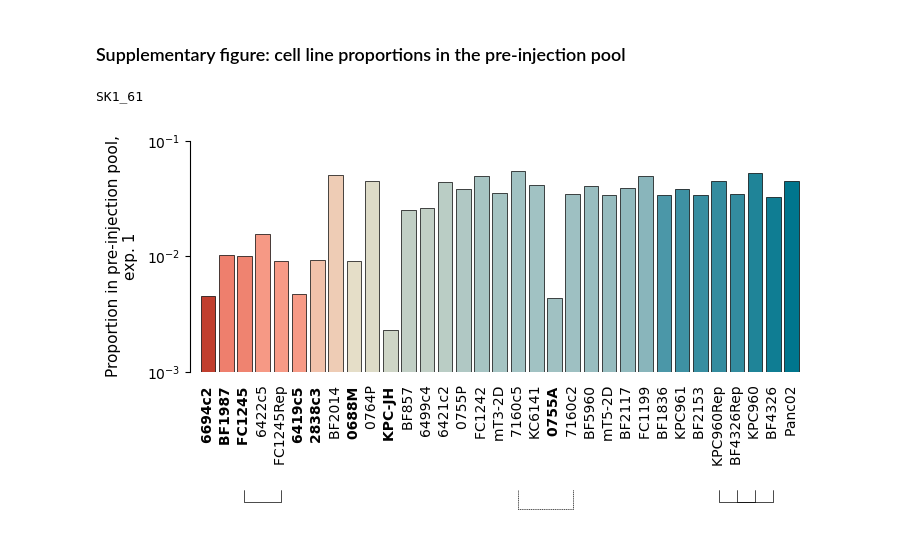
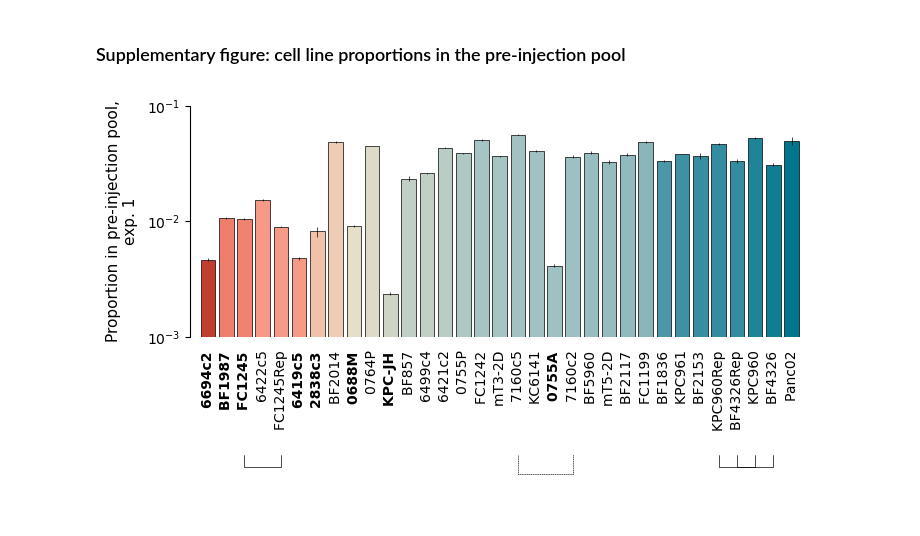
Before and after one commit to alyulina/metastatic-phenotypes, a Jupyter notebook: figures/fig2/fig2.ipynb, the cells around one changed output. Drawn from its saved outputs; the diff is of its cells as text; code cells hidden in the pictures.

```diff
--- a/figures/fig2.ipynb
+++ b/figures/fig2/fig2.ipynb
@@ -1235,16 +1235,26 @@ plt.figure(figsize=(8, 3))
 plt.gca().spines[['top', 'right', 'bottom']].set_visible(False)
 ax.spines['left'].set_linewidth(0.5)
 
-sample = list(clID__sample__reads.keys())[0]
-print(sample)
+# all samples
+samples = list(clID__sample__reads.keys())
+# all reads per sample
+norms = {s: sum(sum(clID__sample__reads[s][clID]) for clID in clIDs_sorted) for s in samples}
 
-norm = 0; tmp = 0
-for i, clID in enumerate(clIDs_sorted):
-    norm += sum(clID__sample__reads[sample][clID])
+# compute mean and std across samples
+clID__mean_frac = {}
+clID__std_frac = {}
+
+for clID in clIDs_sorted:
+    vals = []
+    for s in samples:
+        vals.append(sum(clID__sample__reads[s][clID]) / norms[s])
+    clID__mean_frac[clID] = np.mean(vals)
+    clID__std_frac[clID] = np.std(vals)
 
 for i, clID in enumerate(clIDs_sorted):
-    y = sum(clID__sample__reads[sample][clID]) / norm; tmp += y
+    y = clID__mean_frac[clID]
     plt.bar(i, y - 1e-3, bottom=1e-3, color=clID__color_1[clID], edgecolor='black', linewidth=0.5)
+    plt.errorbar(i, y, yerr=clID__std_frac[clID], color='black', linewidth=0.5, ls='none', zorder=3)
 
 plt.yscale('log')
 plt.minorticks_off()
@@ -1253,33 +1263,31 @@ plt.ylim(1e-3, 1e-1)
 plt.xlim(-1, i + 1)
 
 # make sure that the order is correct
 plt.xticks(range(len(clIDs_sorted)), []);
 plt.gca().set_xticklabels([clID__label[x] + '  ' for x in clIDs_sorted], size=10, rotation=90)
 plt.gca().xaxis.set_tick_params(length=0, width=0, which='both')
-#plt.yticks([2e-1, 1e0, 1e1, 1e2, 1e3], ['0', '$10^{0}$', '$10^{1}$', '$10^{2}$', '$10^{3}$'], size=12)
 
 clID__weight = {}
 for clID in clIDs:
     if clID__label[clID] in ['6694c2', '6419c5', 'BF1987', '0688M', 'FC1245', 'FC1245', 'KPC-JH', '0755A', '2838c3']:
         clID__weight[clID] = 'bold'
     else:
         clID__weight[clID] = 'normal'
 
 for label, clID in zip(plt.gca().get_xticklabels(), clIDs_sorted):
     label.set_fontproperties(matplotlib.font_manager.FontProperties(weight=clID__weight[clID]))
 
 # connecting replicate cell lines by lines
 for key, value in clID_replicates__linestyle.items():
     x = sorted([clIDs_sorted.index(key[0]), clIDs_sorted.index(key[1])])
     plt.annotate('', xy=(x[0], 0.0001), xycoords='data', xytext=(x[1], 0.0001), textcoords='data',
                 arrowprops=dict(arrowstyle='-', linestyle = value, linewidth=0.5, color='0',
                 patchA=None, patchB=None, connectionstyle='bar,fraction=-0.4'),
                 annotation_clip=False);
 
 plt.ylabel('Proportion in pre-injection pool,\nexp. 1', fontsize=11, labelpad=6);
 # print(tmp)
 
 plt.savefig(path_to_save_figs + 'fig2/figs/' + si + '_' + name + '.pdf', dpi=300, bbox_inches='tight')
 # %% [output]
-SK1_61
-[figure, old version]
+[figure, new version]
```
Also changed, not shown: parts of 1 cell of this notebook, 23 other files.
